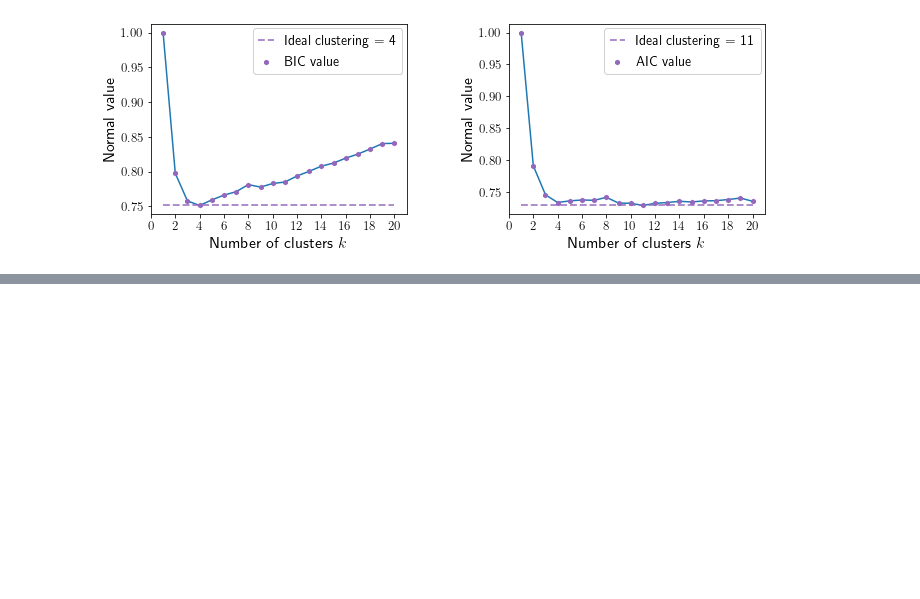
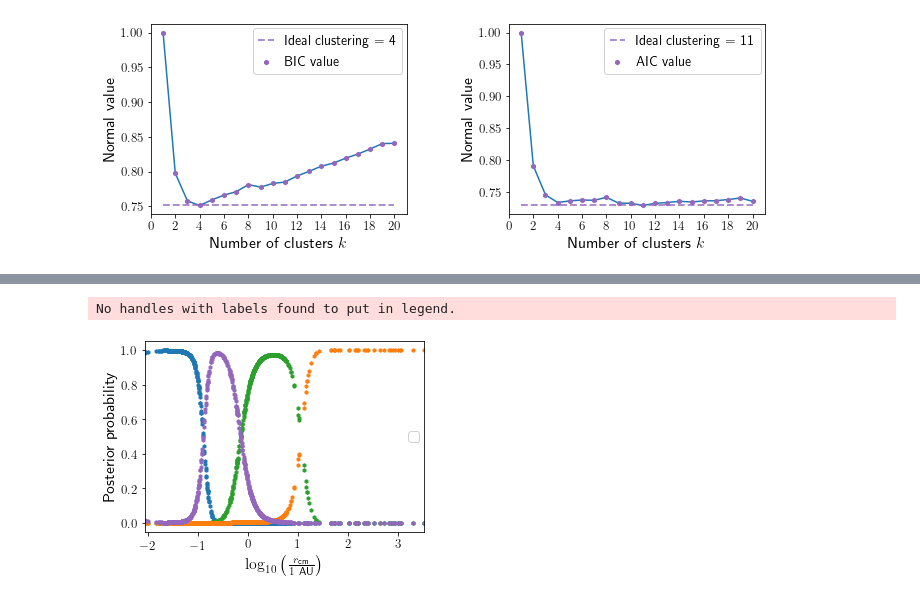
Before and after one commit to fjbautistas/Mixture_Gaussian_CM_of_Planets, a Jupyter notebook: Clasification.ipynb, the cells around one changed output, grey strips where cells are left out. Drawn from its saved outputs; the diff is of its cells as text; code cells hidden in the pictures; blank space fills up the shorter version.

```diff
--- a/Clasification.ipynb
+++ b/Clasification.ipynb
@@ -727,0 +835,28 @@ def plot_criteria(criteria, BIC = True):
+# %%
+def clusters_Postplot(data, groups = 4):
+
+    cluster = clustering(data, True)
+    cluster.GMM(groups)
+    a = np.log10(cluster.NewData.Center_of_Mass.values).reshape(-1,1)
+
+    names = ["Sub-mercurian systems","Venusian systems",
+             "Solar-like systems","Periphery systems"]
+    ident = ["0","p", "s", "*"]
+    colores = ["C0","C2","C1","C4","C1"]
+
+
+    #plot
+    figure, ax = plt.subplots(1, 1); fig.tight_layout()
+    ax.set(xlim=(a.min(),a.max()))
+    for c in range(groups):
+        ax.scatter(a, cluster.gmm.predict_proba(a)[:,c],
+                   marker = "h", s = 12,c=colores[c])
+
+    plt.xlabel(r"$\log_{10}\left(\frac{r_\text{cm}}{1\ \text{AU}}\right)$")
+    plt.ylabel(r"Posterior probability")
+    plt.legend()
+# %%
+clusters_Postplot(data)
+# %% [output]
+No handles with labels found to put in legend.
+[figure, added]
```
Also changed, not shown: parts of 7 cells of this notebook, 3 other files.
